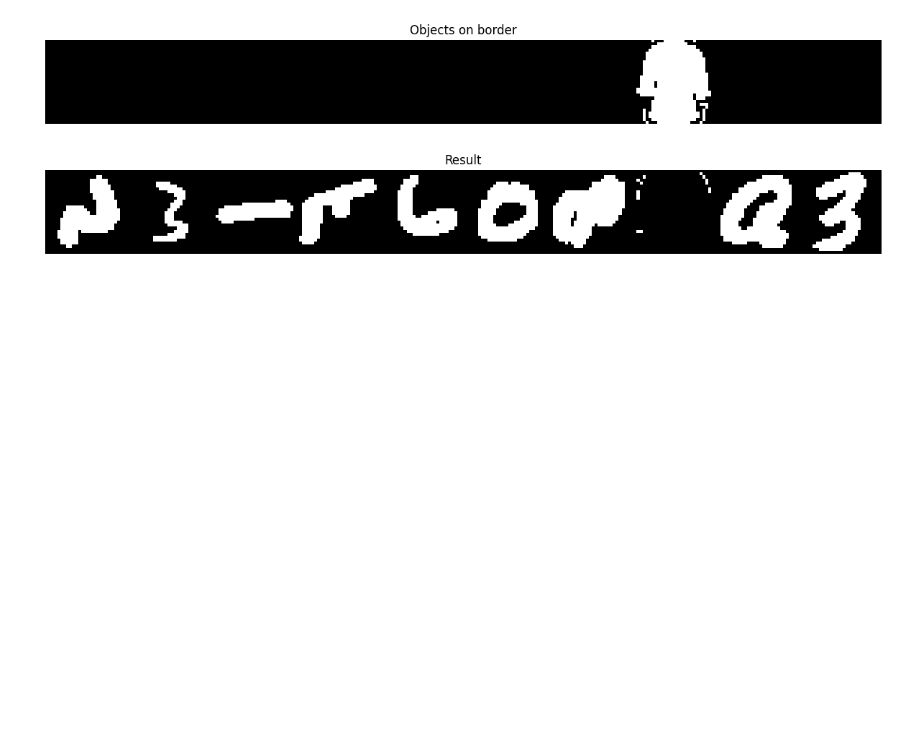
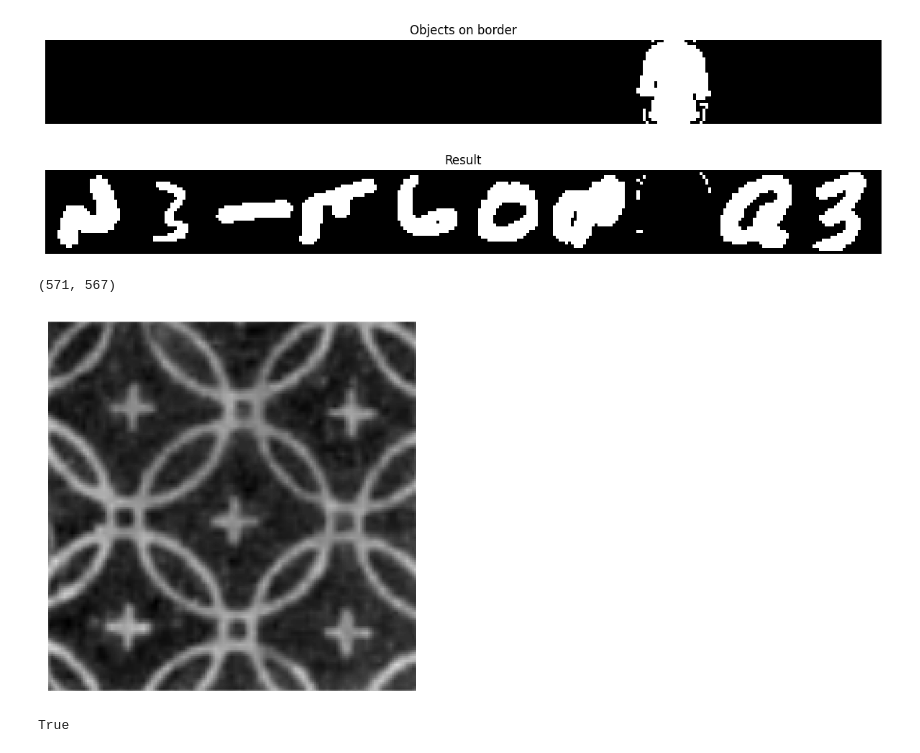
Before and after one commit to SimeonHristov99/morphological_reconstruction, a Jupyter notebook: morphological_reconstruction.ipynb, the cells around one changed output. Saved outputs shown, nothing was run; the diff lists cells and outputs as text; code cells hidden in the pictures; blank space fills up the shorter version.

```diff
--- a/morphological_reconstruction.ipynb
+++ b/morphological_reconstruction.ipynb
@@ -430,3 +517,24 @@ res = mask - res
 print_batch(res, 'Result')
 # %% [output]
 [figure]
+# %%
+import imageio as iio
+
+im = iio.v3.imread('tmp.png')
+im = 0.07 * im[:,:,2] + 0.72 * im[:,:,1] + 0.21 * im[:,:,0]
+im = im.astype(np.uint8)
+
+print(im.shape)
+# %% [output]
+(571, 567)
+# %%
+plt.axis('off')
+plt.imshow(im, cmap='gray');
+# %% [output]
+[figure, added]
+# %%
+im_scikit = dilation(im, footprint)
+im_simo = dilate(im, footprint)
+np.all(im_scikit == im_simo)
+# %% [output]
+True
```
Also changed, not shown: parts of 14 cells of this notebook, 2 other files.
